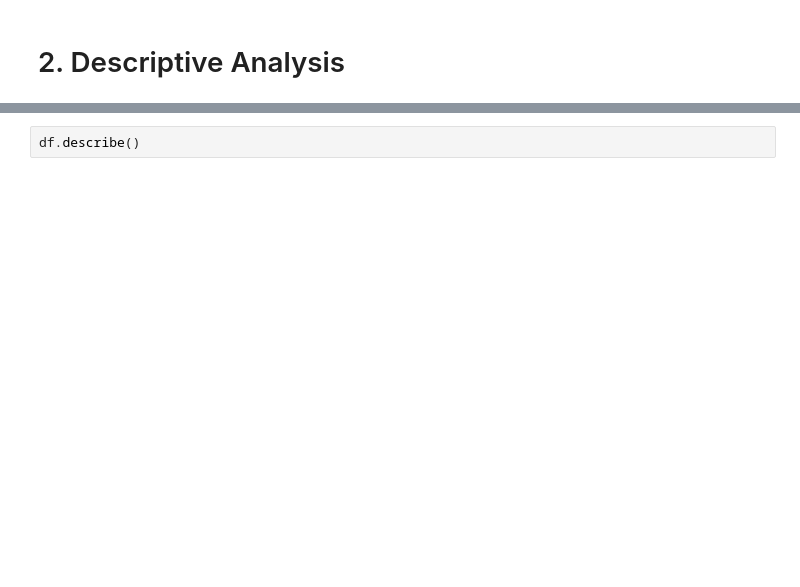
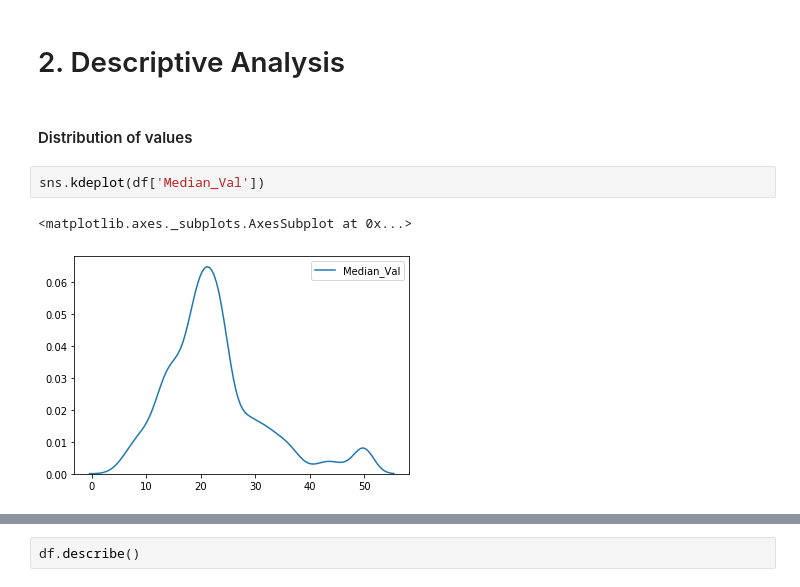
Before and after one commit to ConorHogan/MachineLearning-and-Statistics-Project, a Jupyter notebook: Machine-Learning-and-Statistics-Project-Notebook.ipynb, the cells around one changed output, grey strips where cells are left out. Cells and saved outputs as stored; diff of their text form; blank space fills up the shorter version.

Commit message:
Added Distribution and loked a suitability of inferntial stats

```diff
--- a/Machine-Learning-and-Statistics-Project-Notebook.ipynb
+++ b/Machine-Learning-and-Statistics-Project-Notebook.ipynb
@@ -104,3 +104,10 @@ Index(['Crime_Rate', '%_Large_Plots', '%_Indus', 'By_River', 'NOX', 'Rooms',
       dtype='object')
 # %% [markdown]
 # 2. Descriptive Analysis
+# %% [markdown]
+#### Distribution of values
+# %%
+sns.kdeplot(df['Median_Val'])
+# %% [output]
+<matplotlib.axes._subplots.AxesSubplot at 0x...>
+[figure, added]
```
Also changed, not shown: parts of 10 cells of this notebook.
